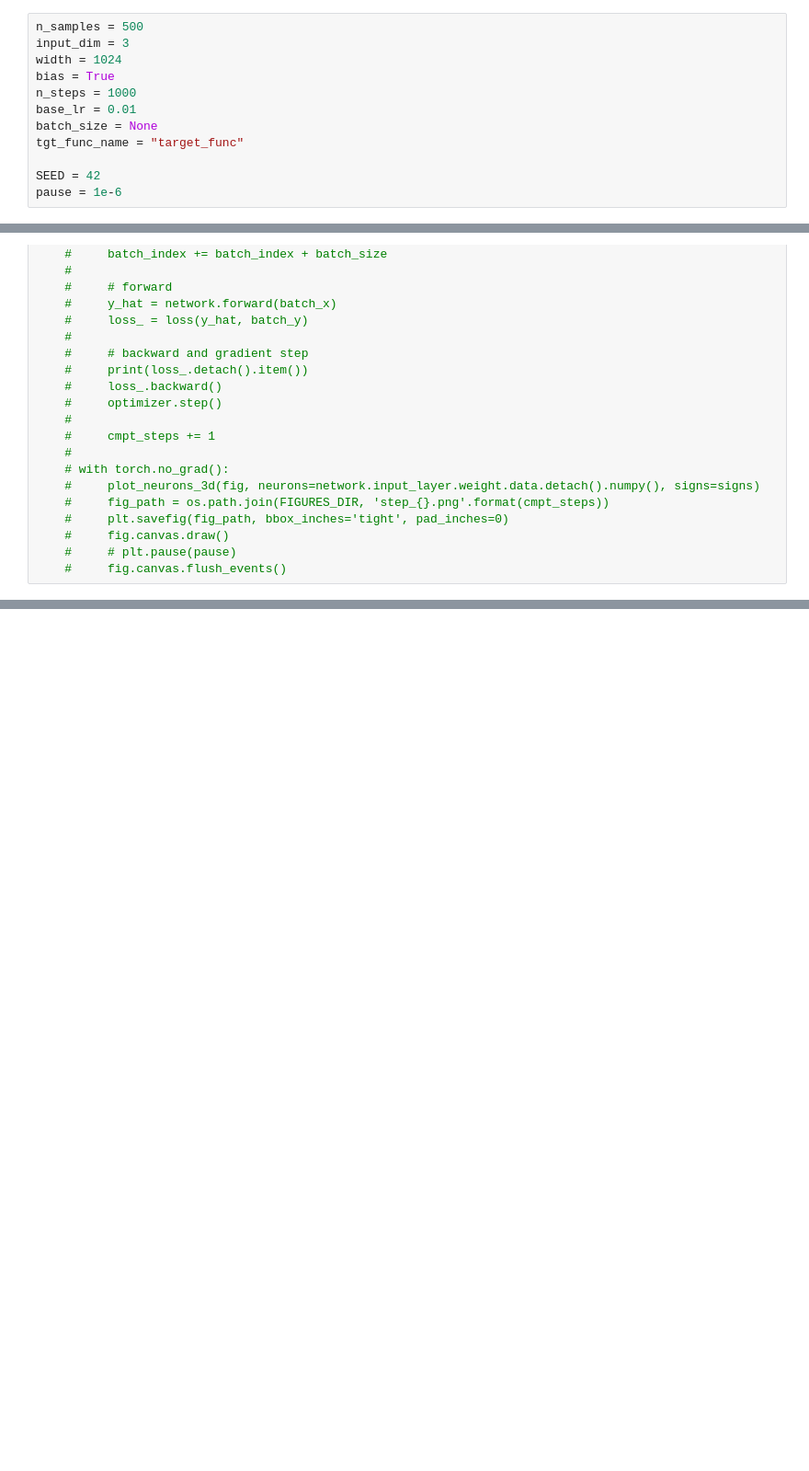
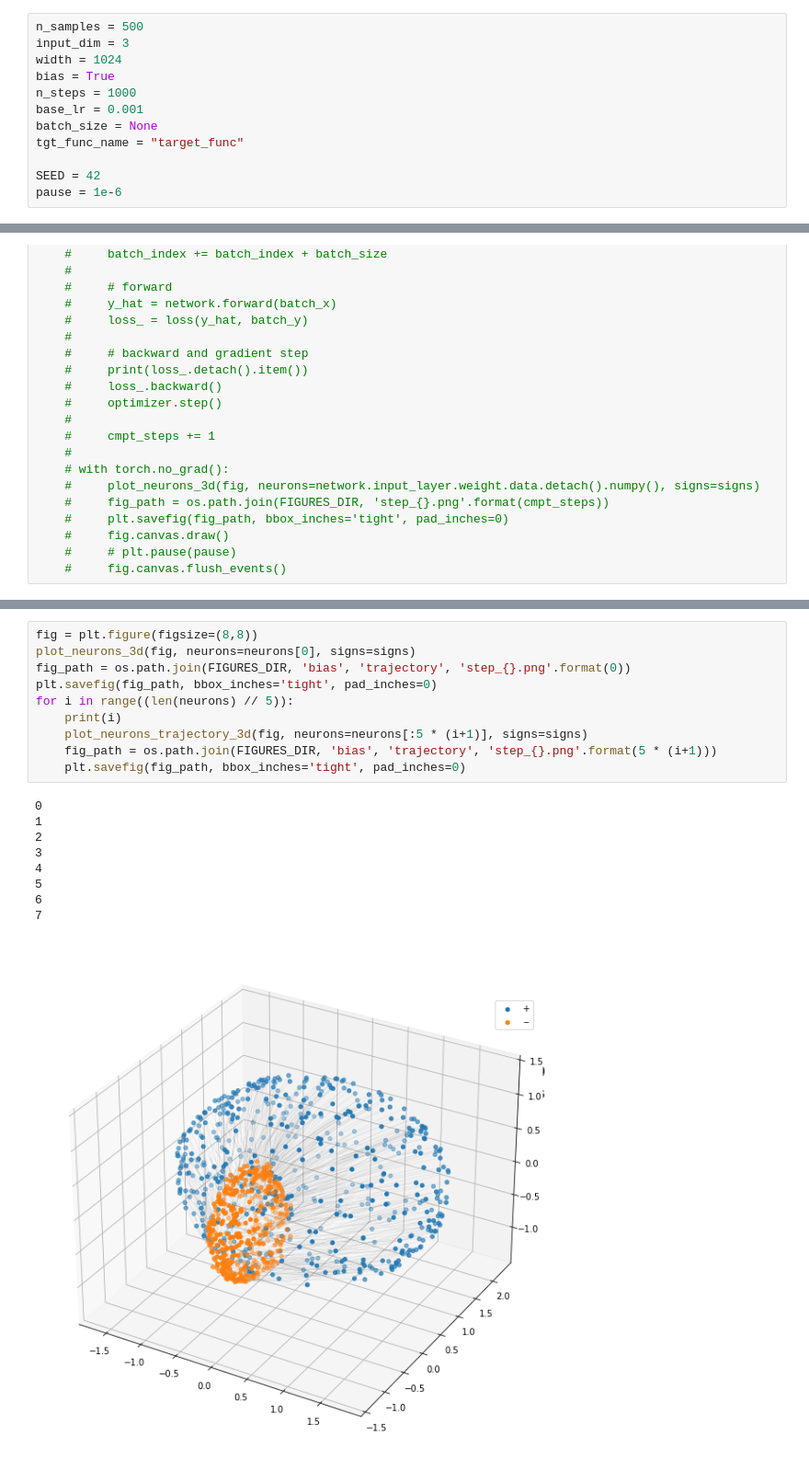
Before and after one commit to karl-hajjar/learning-structure, a Jupyter notebook: learning-structure/notebooks/first-plot.ipynb, the cells around one changed output, grey strips where cells are left out. Shown at 92% size. Saved outputs shown, nothing was run; the diff lists cells and outputs as text; blank space fills up the shorter version.

Commit message:
Added function for plotting trajectories

```diff
--- a/learning-structure/notebooks/first-plot.ipynb
+++ b/learning-structure/notebooks/first-plot.ipynb
@@ -36,7 +36,7 @@ input_dim = 3
 width = 1024
 bias = True
 n_steps = 1000
-base_lr = 0.01
+base_lr = 0.001
 batch_size = None
 tgt_func_name = "target_func"
 
@@ -199,0 +150,20 @@ ERROR! Session/line number was not unique in database. History logging moved to
+# %%
+fig = plt.figure(figsize=(8,8))
+plot_neurons_3d(fig, neurons=neurons[0], signs=signs)
+fig_path = os.path.join(FIGURES_DIR, 'bias', 'trajectory', 'step_{}.png'.format(0))
+plt.savefig(fig_path, bbox_inches='tight', pad_inches=0)
+for i in range((len(neurons) // 5)):
+    print(i)
+    plot_neurons_trajectory_3d(fig, neurons=neurons[:5 * (i+1)], signs=signs)
+    fig_path = os.path.join(FIGURES_DIR, 'bias', 'trajectory', 'step_{}.png'.format(5 * (i+1)))
+    plt.savefig(fig_path, bbox_inches='tight', pad_inches=0)
+# %% [output]
+0
+1
+2
+3
+4
+5
+6
+7
+[figure, added]
```
Also changed, not shown: parts of 6 cells of this notebook, 3 other files.
